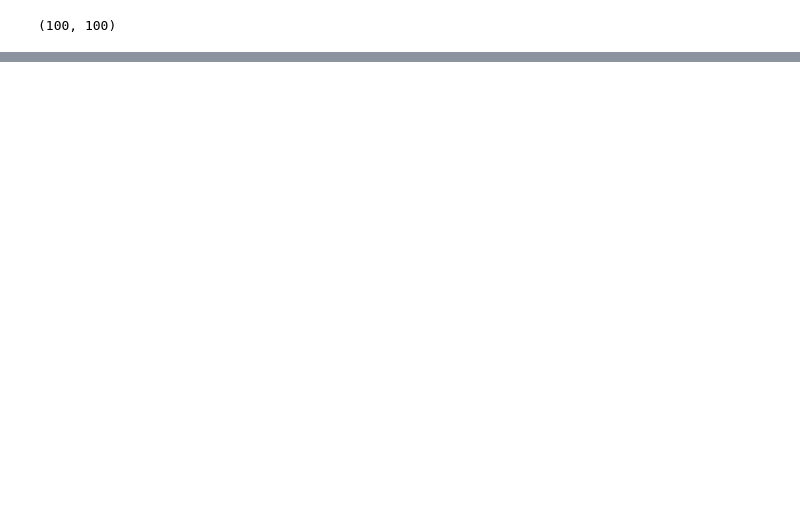
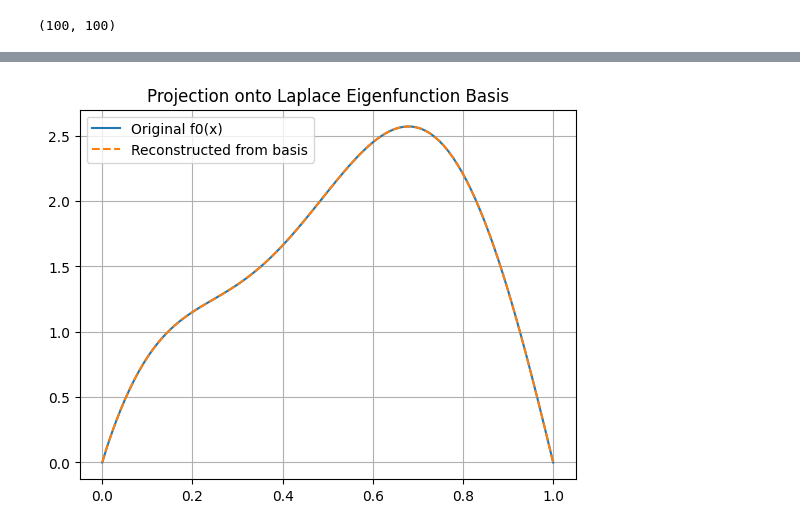
Before and after one commit to Tienstra/EarlyStoppingBIP, a Jupyter notebook: Notebooks/Schrödinger.ipynb, the cells around one changed output, grey strips where cells are left out. Saved outputs shown, nothing was run; the diff lists cells and outputs as text; code cells hidden in the pictures; blank space fills up the shorter version.

```diff
--- a/Notebooks/Schrödinger.ipynb
+++ b/Notebooks/Schrödinger.ipynb
@@ -254,0 +415,44 @@ plt.show()
+# %%
+def get_coefs(f_vals: jnp.ndarray, x: jnp.ndarray, N: int) -> jnp.ndarray:
+    """
+    Project a function (given by its values at points x) onto the first N Laplace eigenfunctions.
+
+    Parameters:
+    ----------
+    f_vals : jnp.ndarray
+        Function values at points x (shape: [M,])
+    x : jnp.ndarray
+        Grid points in [0, 1] (shape: [M,])
+    N : int
+        Number of basis functions to project onto
+
+    Returns:
+    -------
+    w : jnp.ndarray
+        Coefficients in Laplace eigenfunction basis (shape: [N,])
+    """
+    dx = x[1] - x[0]  # assume uniform grid
+    k_vals = jnp.arange(1, N + 1)
+    Phi = jnp.sqrt(2) * jnp.sin(jnp.outer(k_vals, jnp.pi * x))  # shape (N, M)
+    w = jnp.dot(Phi, f_vals) * dx  # shape (N,)
+    return w
+# %%
+
+
+# Project to Laplace basis
+N = 100
+f_hat = get_coefs(f0, x, N)
+
+# Reconstruct from coefficients
+f0_reconstructed = get_function(f_hat, x)
+
+# Plot
+import matplotlib.pyplot as plt
+plt.plot(x, f0, label="Original f0(x)")
+plt.plot(x, f0_reconstructed, '--', label="Reconstructed from basis")
+plt.legend()
+plt.grid(True)
+plt.title("Projection onto Laplace Eigenfunction Basis")
+plt.show()
+# %% [output]
+[figure, added]
```
Also changed, not shown: parts of 35 cells of this notebook.
